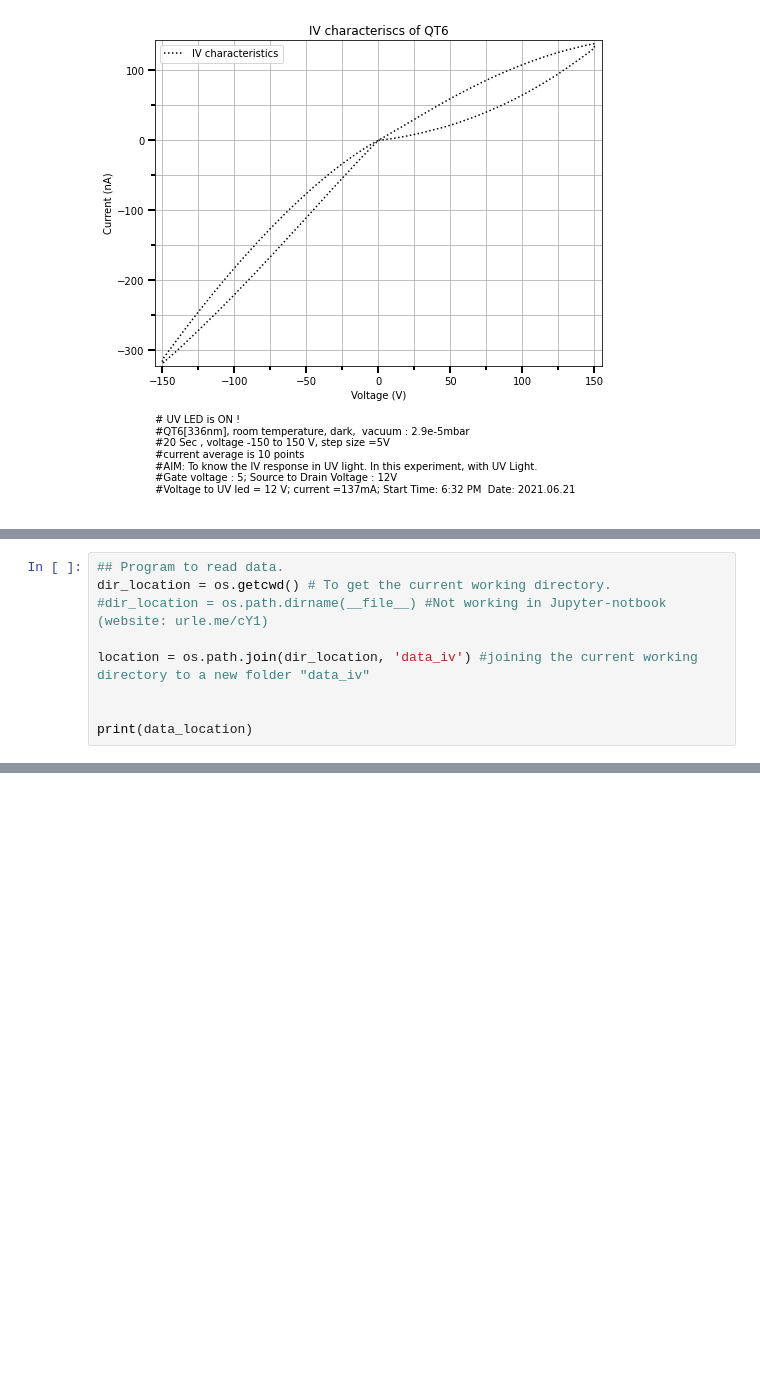
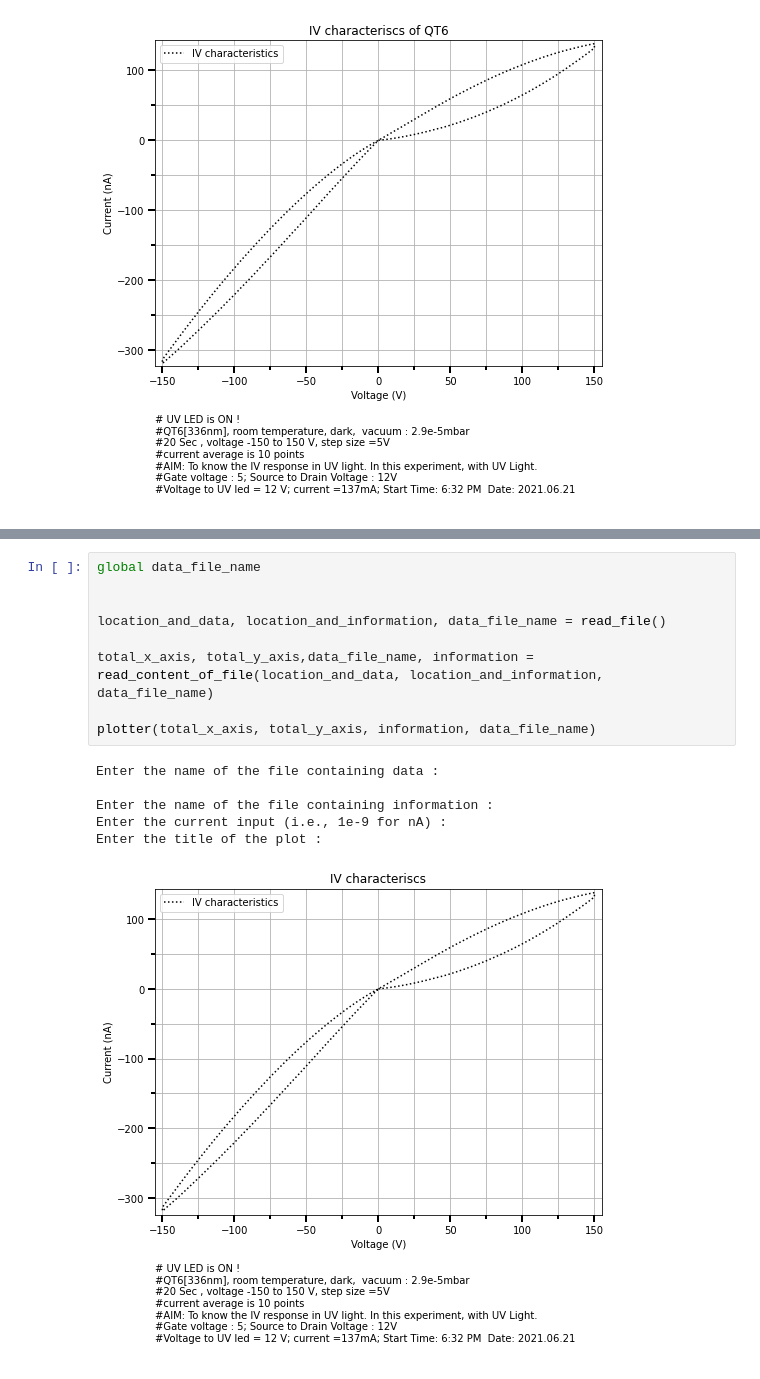
Before and after one commit to Pankwings/python_function_practice, a Jupyter notebook: labview_plot/IV_graph_plotter.ipynb, the cells around one changed output, grey strips where cells are left out. Cells and saved outputs as stored; diff of their text form; blank space fills up the shorter version.

```diff
--- a/labview_plot/IV_graph_plotter.ipynb
+++ b/labview_plot/IV_graph_plotter.ipynb
@@ -118,9 +218,0 @@ def read_data():
-# %%
-## Program to read data.
-dir_location = os.getcwd() # To get the current working directory.
-#dir_location = os.path.dirname(__file__) #Not working in Jupyter-notbook (website: urle.me/cY1)
-
-location = os.path.join(dir_location, 'data_iv') #joining the current working directory to a new folder "data_iv"
-
-
-print(data_location)
@@ -135,0 +365,16 @@ os.listdir('.')
+# %%
+global data_file_name
+
+
+location_and_data, location_and_information, data_file_name = read_file()
+
+total_x_axis, total_y_axis,data_file_name, information = read_content_of_file(location_and_data, location_and_information, data_file_name)
+
+plotter(total_x_axis, total_y_axis, information, data_file_name)
+# %% [output]
+Enter the name of the file containing data :
+
+Enter the name of the file containing information :
+Enter the current input (i.e., 1e-9 for nA) :
+Enter the title of the plot :
+[figure, added]
```
Also changed, not shown: parts of 8 cells of this notebook.
